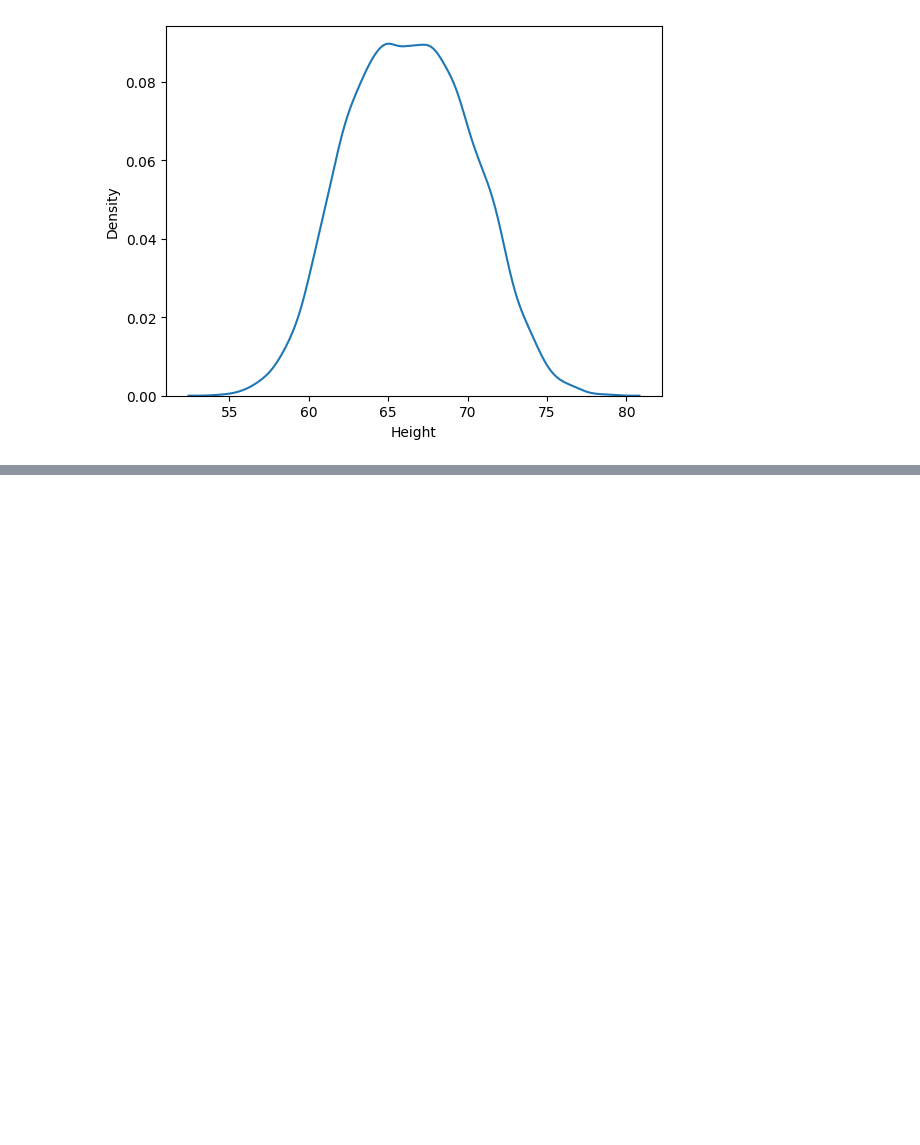
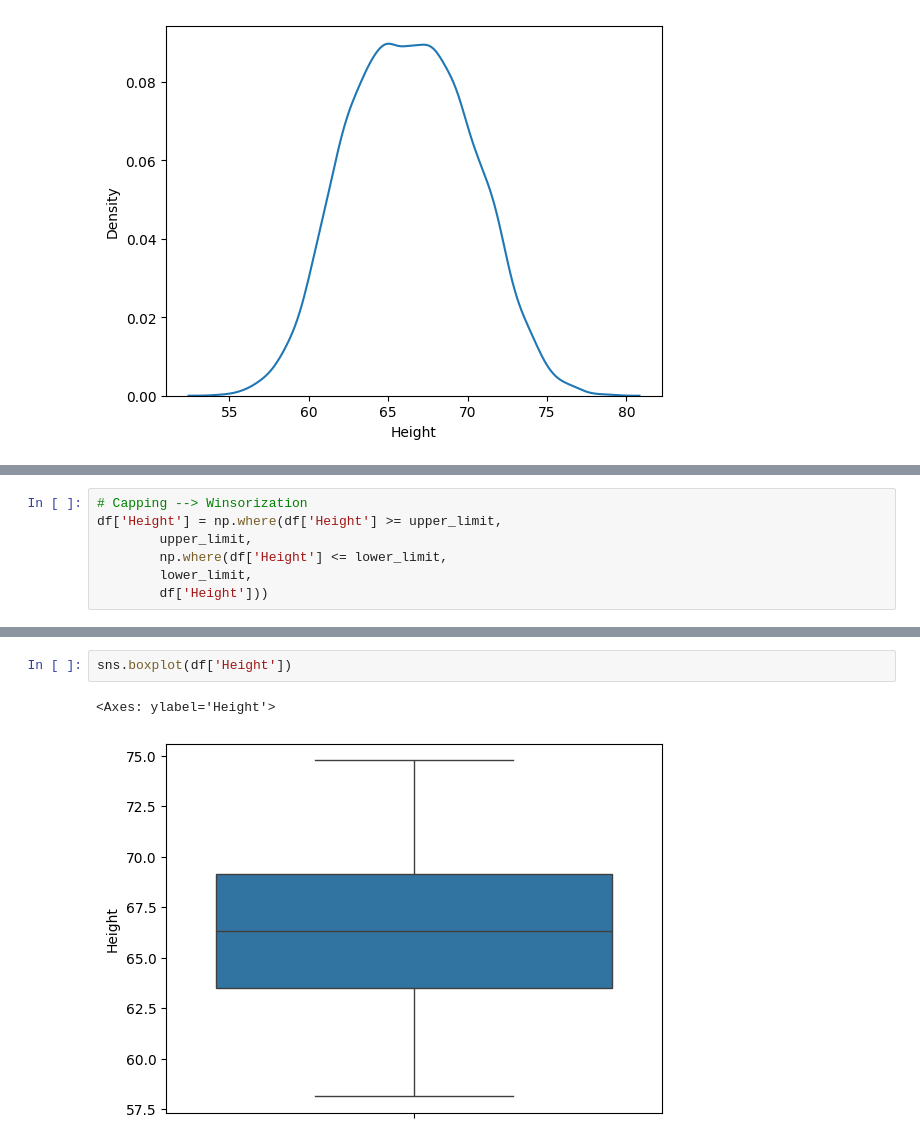
Before and after one commit to ajaykumar080286/feature_engineering, a Jupyter notebook: 31_outlier_detection_using_percentiles.ipynb, the cells around one changed output, grey strips where cells are left out. Saved outputs shown, nothing was run; the diff lists cells and outputs as text; blank space fills up the shorter version.

```diff
--- a/31_outlier_detection_using_percentiles.ipynb
+++ b/31_outlier_detection_using_percentiles.ipynb
@@ -37,0 +90,7 @@ sns.kdeplot(df['Height'])
+# %%
+# Capping --> Winsorization
+df['Height'] = np.where(df['Height'] >= upper_limit,
+        upper_limit,
+        np.where(df['Height'] <= lower_limit,
+        lower_limit,
+        df['Height']))
@@ -37,0 +101,5 @@ sns.kdeplot(df['Height'])
+# %%
+sns.boxplot(df['Height'])
+# %% [output]
+<Axes: ylabel='Height'>
+[figure, added]
```
Also changed, not shown: parts of 9 cells of this notebook.
